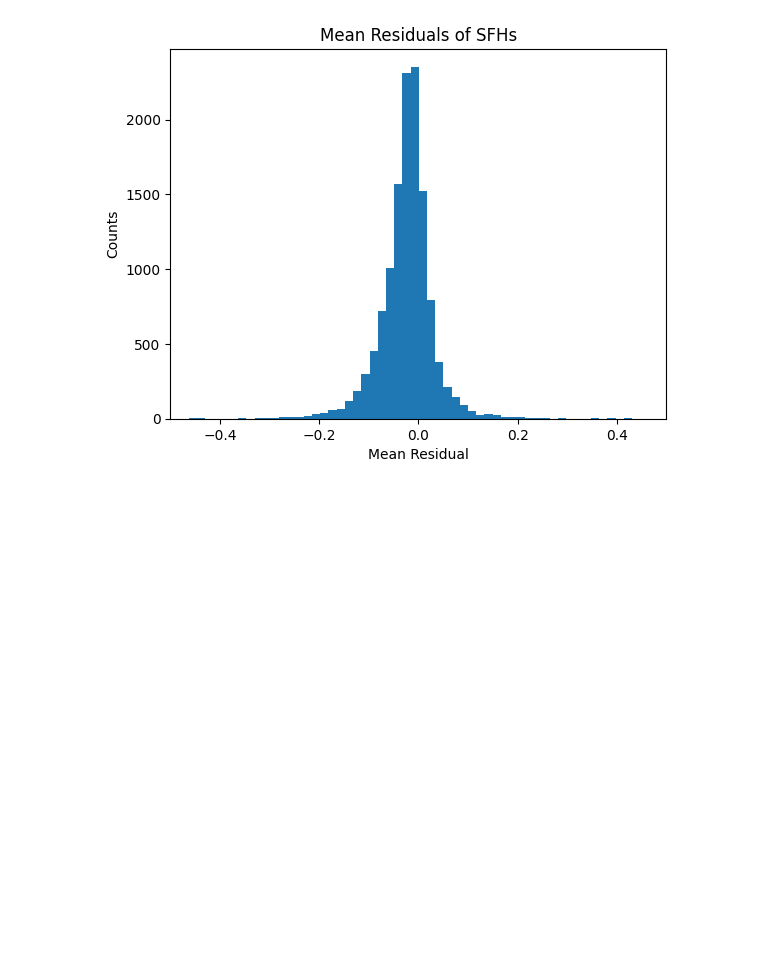
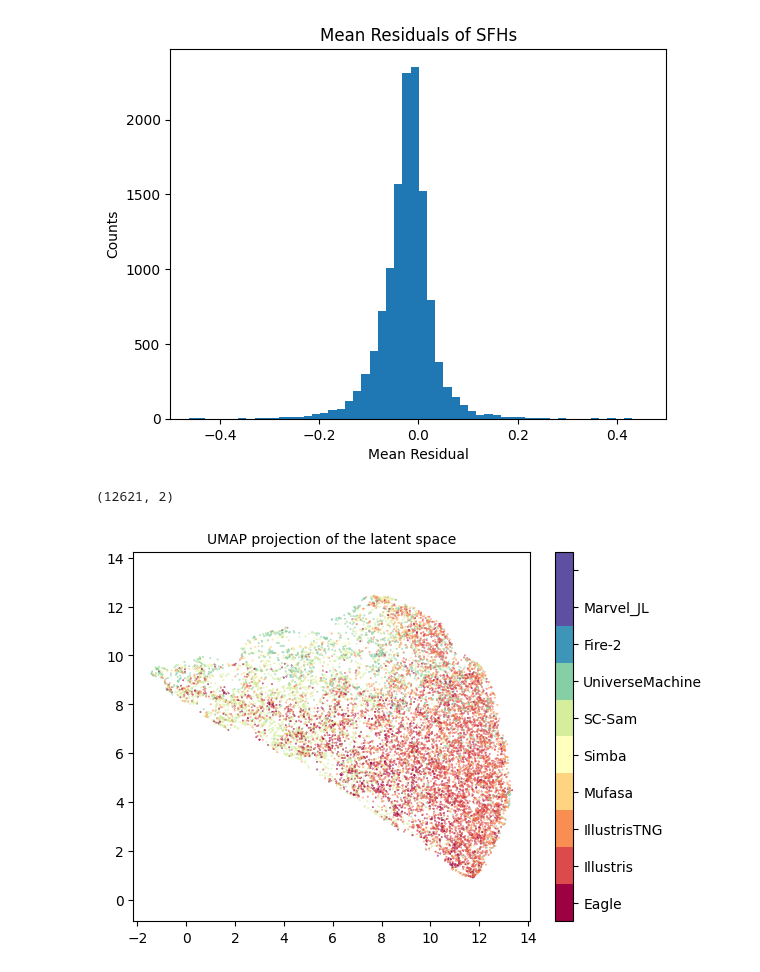
Before and after one commit to harrypenguin/Astrostatistics-Models, a Jupyter notebook: ConvAutoencoder.ipynb, the cells around one changed output. Saved outputs shown, nothing was run; the diff lists cells and outputs as text; code cells hidden in the pictures; blank space fills up the shorter version.

```diff
--- a/ConvAutoencoder.ipynb
+++ b/ConvAutoencoder.ipynb
@@ -248,3 +288,32 @@ plt.xlim(-0.5, 0.5)
 plt.show()
 # %% [output]
 [figure]
+# %%
+latent_space = AE.encoder(X_test_tensor.unsqueeze(1)).detach().numpy()
+# %%
+import umap
+reducer = umap.UMAP(n_components=2, min_dist=0.1, n_neighbors=20)
+embedding = reducer.fit_transform(latent_space)
+embedding.shape
+# %% [output]
+(12621, 2)
+# %%
+import matplotlib.pyplot as plt
+import numpy as np
+
+# Assuming you have a list of string labels
+labels = ['Eagle', 'Illustris', 'IllustrisTNG', 'Mufasa', 'Simba', 'SC-Sam', 'UniverseMachine', 'Fire-2', 'Marvel_JL', '']
+
+plt.scatter(embedding[:, 0], embedding[:, 1], c=y_test_tensor, cmap='Spectral', s=0.1)
+plt.gca().set_aspect('equal', 'datalim')
+
+# Create a colorbar
+cbar = plt.colorbar(boundaries=np.arange(11)-0.5, ticks=np.arange(10))
+
+# Set the colorbar labels
+cbar.ax.set_yticklabels(labels)
+
+plt.title('UMAP projection of the latent space', fontsize=10)
+plt.show()
+# %% [output]
+[figure, added]
```
Also changed, not shown: parts of 4 cells of this notebook, 1 other file.
